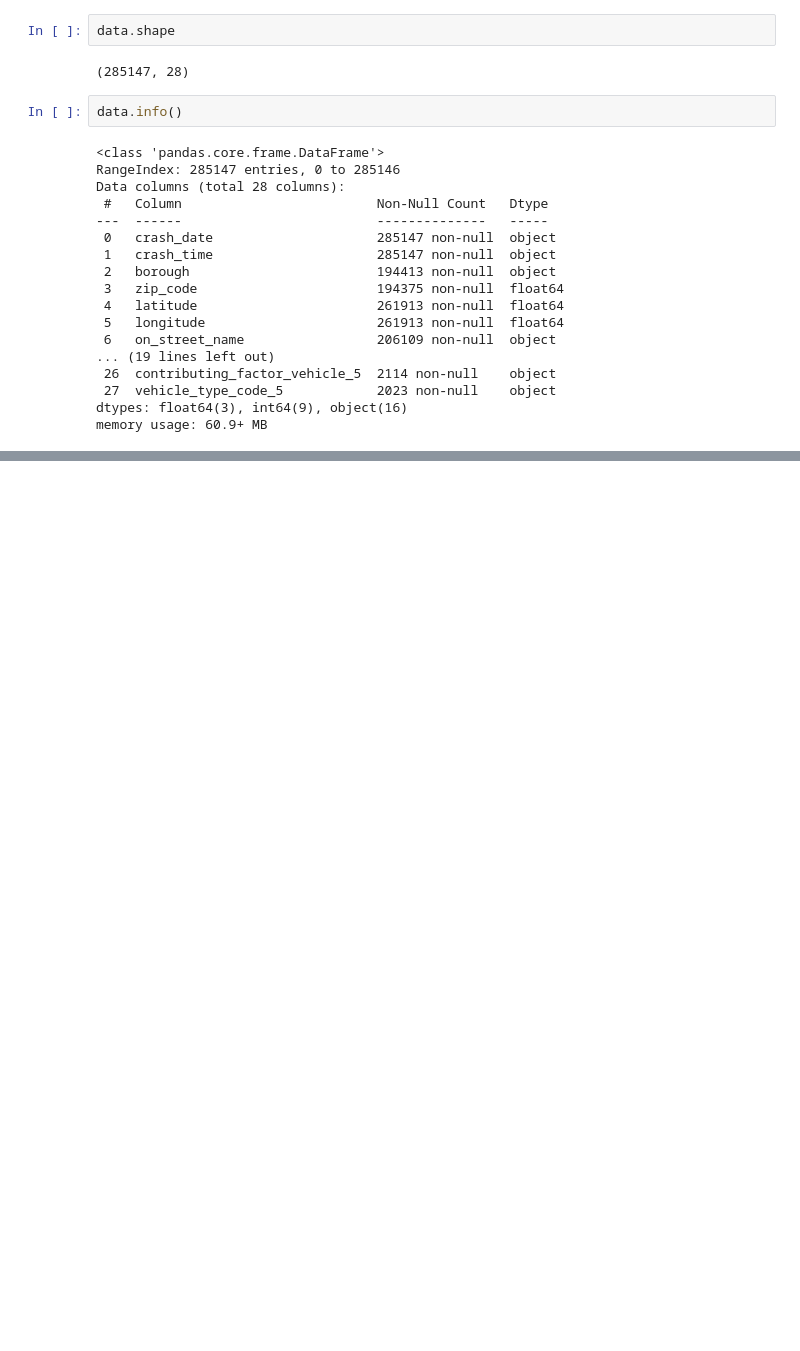
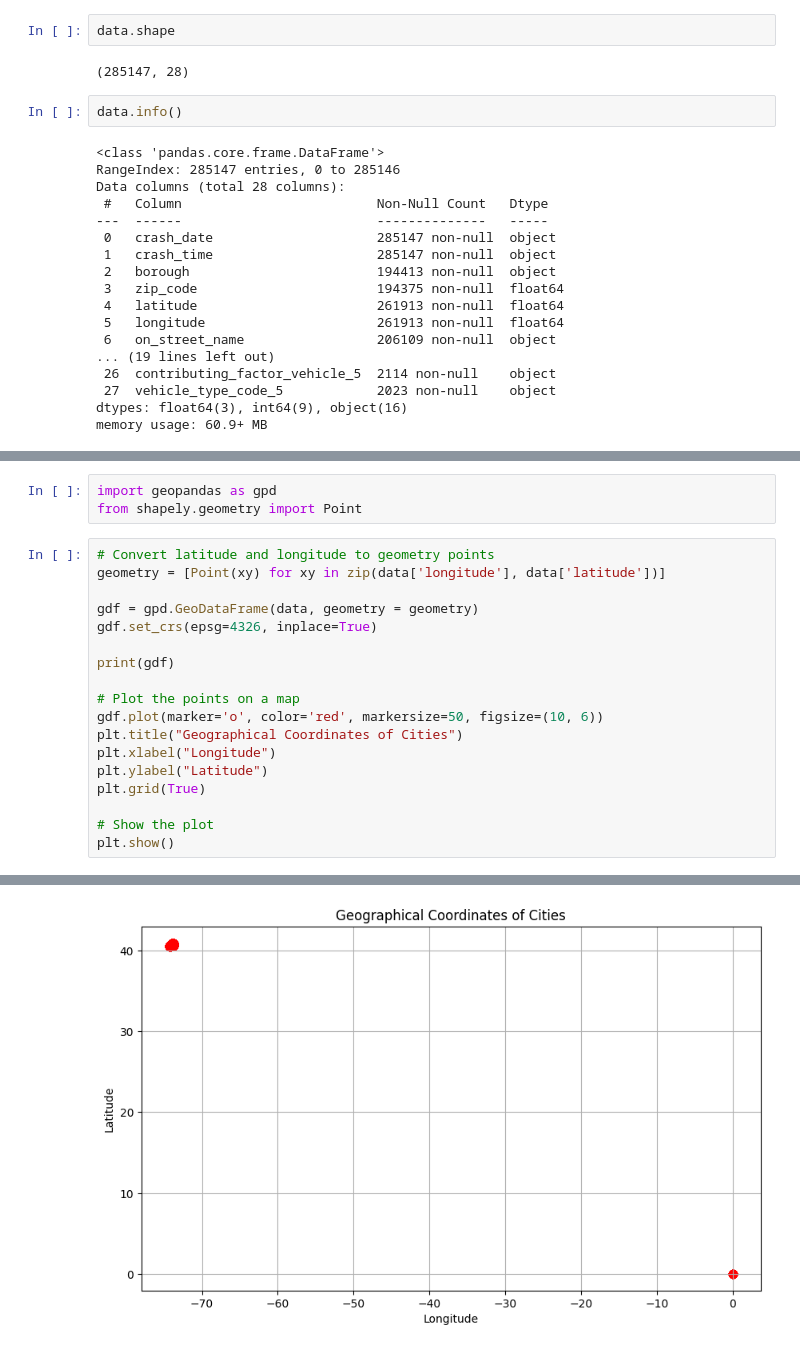
Before and after one commit to gamegtboyz/de01-final-projects, a Jupyter notebook: collisionsanalysis.ipynb, the cells around one changed output, grey strips where cells are left out. Drawn from its saved outputs; the diff is of its cells as text; blank space fills up the shorter version.

```diff
--- a/collisionsanalysis.ipynb
+++ b/collisionsanalysis.ipynb
@@ -174 +187,23 @@ STATEN ISLAND     7903
 Name: count, dtype: int64
+# %%
+import geopandas as gpd
+from shapely.geometry import Point
+# %%
+# Convert latitude and longitude to geometry points
+geometry = [Point(xy) for xy in zip(data['longitude'], data['latitude'])]
+
+gdf = gpd.GeoDataFrame(data, geometry = geometry)
+gdf.set_crs(epsg=4326, inplace=True)
+
+print(gdf)
+
+# Plot the points on a map
+gdf.plot(marker='o', color='red', markersize=50, figsize=(10, 6))
+plt.title("Geographical Coordinates of Cities")
+plt.xlabel("Longitude")
+plt.ylabel("Latitude")
+plt.grid(True)
+
+# Show the plot
+plt.show()
+# %% [output]
@@ -174,0 +227 @@ Name: count, dtype: int64
+[figure, added]
```
Also changed, not shown: parts of 19 cells of this notebook, 1 other file.
